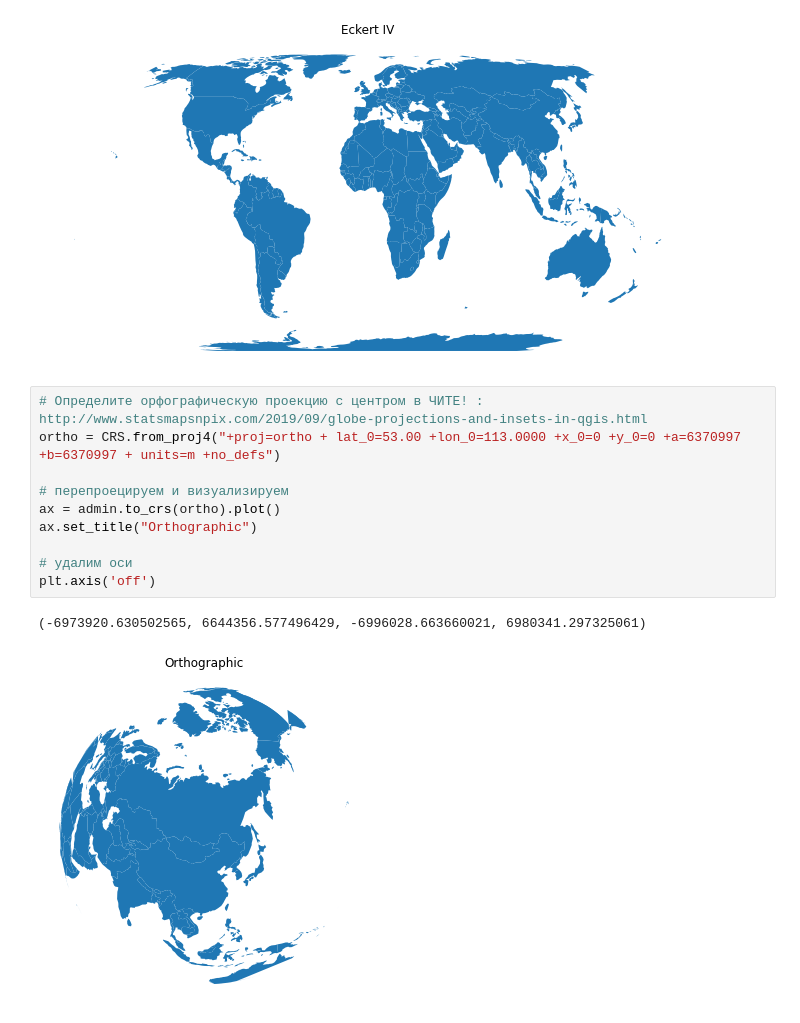
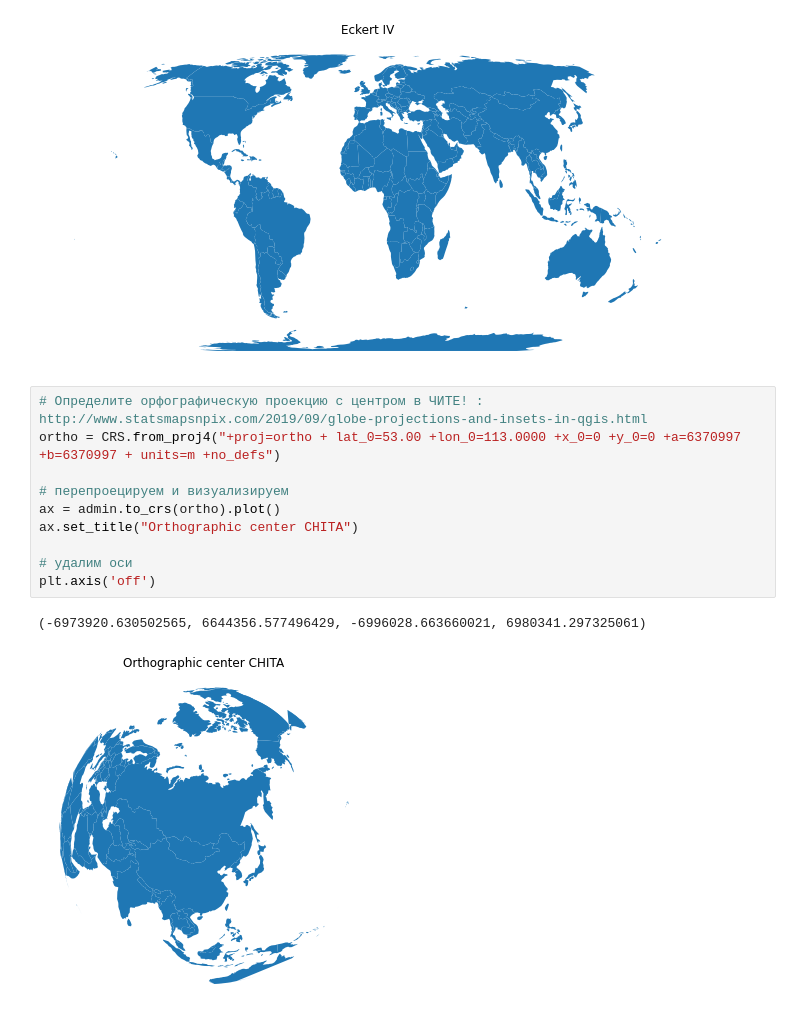
Before and after one commit to mongoy/AutoGISproc, a Jupyter notebook: LES_2/lesson2_2.ipynb, the cells around one changed output. Saved outputs shown, nothing was run; the diff lists cells and outputs as text.

```diff
--- a/LES_2/lesson2_2.ipynb
+++ b/LES_2/lesson2_2.ipynb
@@ -417,13 +417,13 @@ plt.axis('off')
 # %%
 # Определите орфографическую проекцию с центром в ЧИТЕ! : http://www.statsmapsnpix.com/2019/09/globe-projections-and-insets-in-qgis.html
 ortho = CRS.from_proj4("+proj=ortho + lat_0=53.00 +lon_0=113.0000 +x_0=0 +y_0=0 +a=6370997 +b=6370997 + units=m +no_defs")
 
 # перепроецируем и визуализируем
 ax = admin.to_crs(ortho).plot()
-ax.set_title("Orthographic")
+ax.set_title("Orthographic center CHITA")
 
 # удалим оси
 plt.axis('off')
 # %% [output]
 (-6973920.630502565, 6644356.577496429, -6996028.663660021, 6980341.297325061)
-[figure, old version]
+[figure, new version]
```
Also changed, not shown: 13 other files.
